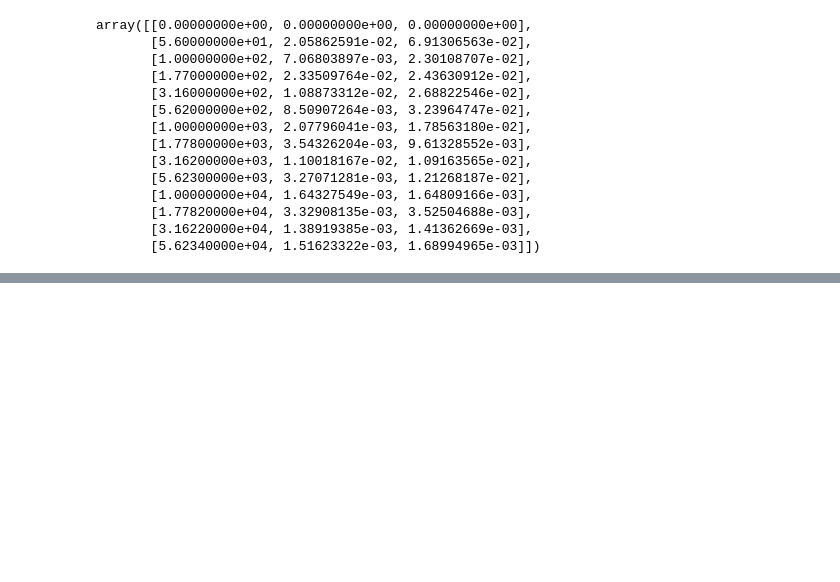
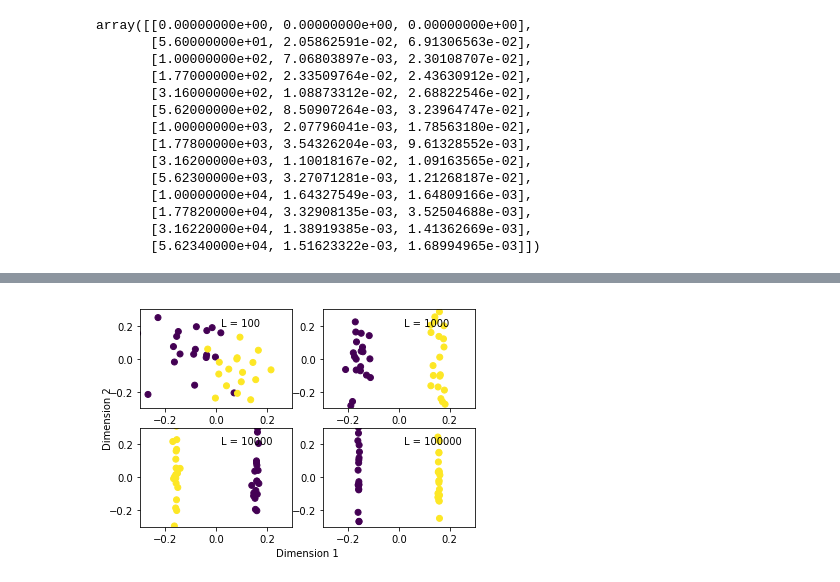
Before and after one commit to frederic-michaud/medeas_simulation, a Jupyter notebook: two_population/analyse_result.ipynb, the cells around one changed output, grey strips where cells are left out. Cells and saved outputs as stored; diff of their text form; code cells hidden in the pictures; blank space fills up the shorter version.

```diff
--- a/two_population/analyse_result.ipynb
+++ b/two_population/analyse_result.ipynb
@@ -122,0 +137,21 @@ array([[0.00000000e+00, 0.00000000e+00, 0.00000000e+00],
+# %%
+fig = plt.figure()
+ax = fig.add_subplot(111)
+ax.spines['top'].set_color('none')
+ax.spines['bottom'].set_color('none')
+ax.spines['left'].set_color('none')
+ax.spines['right'].set_color('none')
+ax.tick_params(labelcolor='w', top='off', bottom='off', left='off', right='off')
+ax.set_xlabel("Dimension 1")
+ax.set_ylabel("Dimension 2")
+for iL, L in enumerate([100,1000,10000,100000]):
+    val,vec = pickle.load(open(f'convergence_speed/L_{L}_D_0.1/pp.1.vecs.data',"rb"))
+    ax = fig.add_subplot(2,2,iL+1)
+    ax.set_xlim([-0.3,0.3])
+    ax.set_ylim([-0.3,0.3])
+    ax.text(0.02,0.2,f'L = {L}')
+    ax.scatter(vec[:,0],vec[:,2],c = np.append(np.full(20,1),np.full(20,2)))
+fig.show()
+fig.savefig("PCA.pdf")
+# %% [output]
+[figure, added]
```
Also changed, not shown: parts of 6 cells of this notebook.
